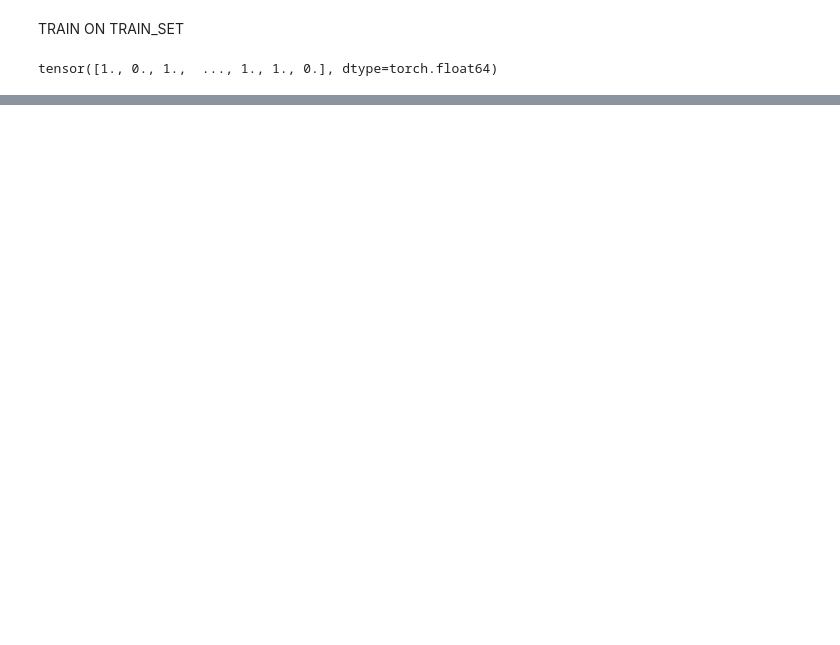
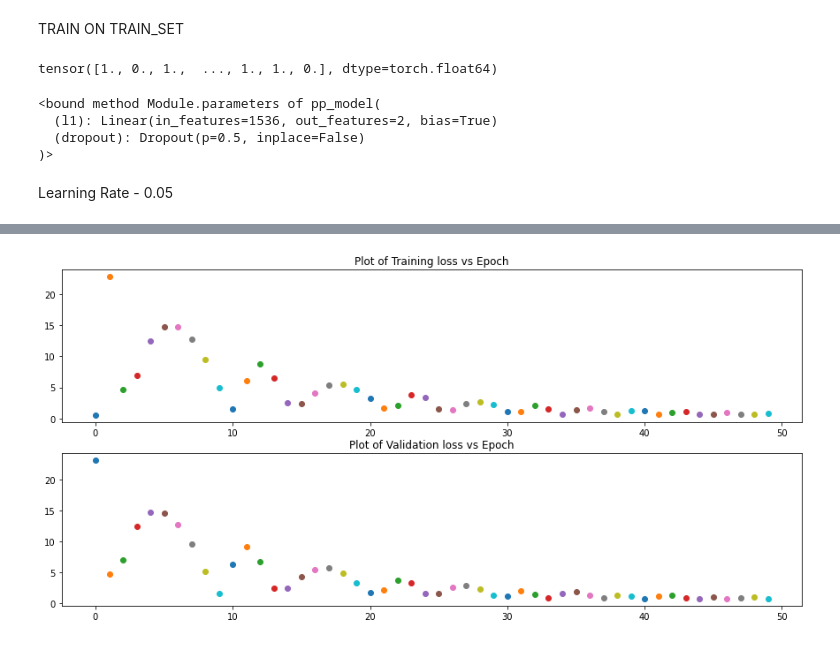
Before and after one commit to Ok3ks/Paraphrase-detection, a Jupyter notebook: paraphrase.ipynb, the cells around one changed output, grey strips where cells are left out. Cells and saved outputs as stored; diff of their text form; code cells hidden in the pictures; blank space fills up the shorter version.

```diff
--- a/paraphrase.ipynb
+++ b/paraphrase.ipynb
@@ -117,6 +153,10 @@ columns = ["Quality", "#1 ID", "#2 ID", "#1 String", "#2 String"]
 raw_train = pd.DataFrame(load_tsv(train))
 raw_dev = pd.DataFrame(load_tsv(dev))
 raw_test = pd.DataFrame(load_tsv(test))
+# %%
+raw_train = raw_train.sample(frac = 1.0)
+raw_dev = raw_dev.sample(frac = 1.0)
+raw_test = raw_test.sample(frac = 1.0)
 # %%
 #Obtaining token ids using BERT Tokenizer for train,dev and test split
 
@@ -274,3 +219,67 @@ TRAIN ON TRAIN_SET
 torch.tensor(train_labels)
 # %% [output]
 tensor([1., 0., 1.,  ..., 1., 1., 0.], dtype=torch.float64)
+# %%
+import torch
+import torch.nn as nn
+
+class pp_model(nn.Module):
+    def __init__(self):
+        super().__init__()
+        self.l1 = nn.Linear(768*2,2)
+        self.dropout = nn.Dropout(p = 0.1, inplace= True)
+
+    def forward(self, inputs:torch.tensor):
+        x = self.dropout(inputs)
+        x = self.l1(inputs)
+        return x
+# %%
+paraphrase_model = pp_model()
+paraphrase_model.parameters
+# %% [output]
+<bound method Module.parameters of pp_model(
+  (l1): Linear(in_features=1536, out_features=2, bias=True)
+  (dropout): Dropout(p=0.5, inplace=False)
+)>
+# %% [markdown]
+Learning Rate - 0.05
+# %%
+#Using Adam Optimizer
+
+from torch import optim
+
+train_labels = torch.tensor(raw_train['Quality'].map(float), dtype = torch.long)
+valid_labels = torch.tensor(raw_dev['Quality'].map(float), dtype = torch.long)
+
+optimizer = optim.AdamW(paraphrase_model.parameters(), lr=0.05)
+criterion = nn.CrossEntropyLoss()
+
+#For plot
+validation_loss = []
+epoch_range = range(50)
+
+fig,ax = plt.subplots(2,1, figsize = (15,7), sharey = 'row')
+
+for epoch in epoch_range:
+
+    paraphrase_model.train()
+    logits = paraphrase_model.forward(train)
+    train_loss = criterion(logits, train_labels)
+
+    ax[0].scatter(epoch, train_loss.item())
+    ax[0].set_title("Plot of Training loss vs Epoch")
+
+    print("epoch: {} train accuracy: {:2.2f}, loss: {:5.5f}".format(epoch,accuracy_tensor(logits, train_labels) * 100,train_loss.item()))
+    train_loss.backward()
+    optimizer.step()
+    optimizer.zero_grad()
+
+    paraphrase_model.eval()
+
+    valid_logits = paraphrase_model(dev)
+    valid_loss = criterion(valid_logits, valid_labels)
+    print("epoch: {} valid accuracy: {:2.2f}, loss: {:5.5f}".format(epoch,accuracy_tensor(valid_logits, valid_labels) * 100,valid_loss.item()))
+
+    ax[1].scatter(epoch, valid_loss.item())
+    ax[1].set_title("Plot of Validation loss vs Epoch")
+# %% [output]
@@ -277 +303,2 @@ tensor([1., 0., 1.,  ..., 1., 1., 0.], dtype=torch.float64)
+[figure, added]
 # %%
```
Also changed, not shown: parts of 15 cells of this notebook.
